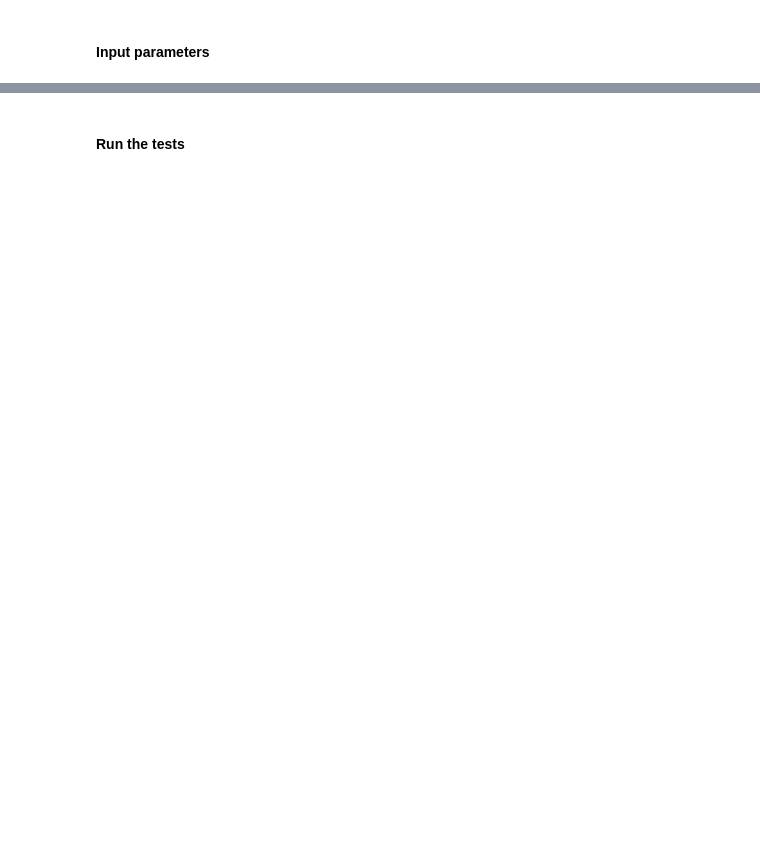
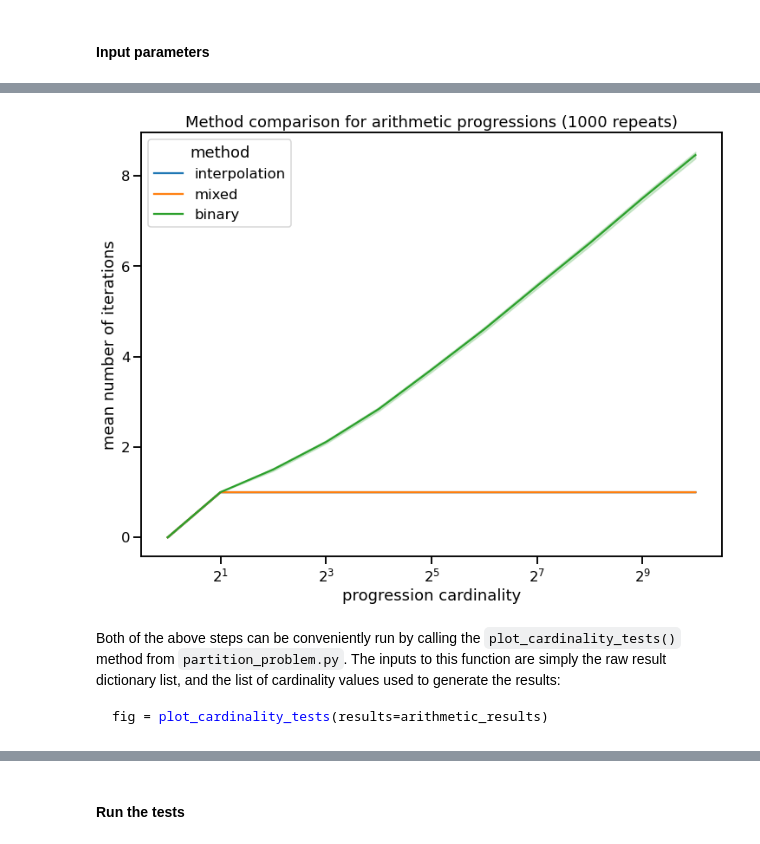
Before and after one commit to matthewDavidson1997/Interpolation-Search, a Jupyter notebook: Interpolation search.ipynb, the cells around one changed output, grey strips where cells are left out. Cells and saved outputs as stored; diff of their text form; code cells hidden in the pictures; blank space fills up the shorter version.

````diff
--- a/Interpolation search.ipynb
+++ b/Interpolation search.ipynb
@@ -159,0 +147,4 @@ REPEATS = 100
+# %%
+SPACE = 'arithmetic'
+REPEATS = 1000
+TOP_POWER = 10 # 2**10 = 1024
@@ -159,0 +154,5 @@ REPEATS = 100
+# %%
+arithmetic_results = run_cardinality_tests(space=SPACE, repeats=REPEATS, top_power=TOP_POWER)
+# %%
+arithmetic_df = pd.DataFrame(arithmetic_results)
+arithmetic_df
@@ -159,0 +179,4 @@ REPEATS = 100
+# %%
+tall_df = pd.melt(arithmetic_df, id_vars=['cardinality'],
+                  var_name='method', value_name='iterations')
+tall_df
@@ -159,0 +204,18 @@ REPEATS = 100
+# %%
+fig, ax = plt.subplots(figsize=(12, 9), facecolor='white')
+ax = sns.lineplot(data=tall_df, x='cardinality', y='iterations', hue='method', ci=95)
+ax.set_xlabel('progression cardinality')
+ax.set_xscale('log', base=2)
+ax.set_ylabel('mean number of iterations')
+# Get repeats
+repeats = len(arithmetic_df)
+# Underscore assignment to supress Text object output
+_ = ax.set_title(f'Method comparison for arithmetic progressions ({REPEATS} repeats)')
+# %% [output]
+[figure, added]
+# %% [markdown]
+Both of the above steps can be conveniently run by calling the `plot_cardinality_tests()` method from `partition_problem.py`.  The inputs to this function are simply the raw result dictionary list, and the list of cardinality values used to generate the results:
+
+```python
+fig = plot_cardinality_tests(results=arithmetic_results)
+```
````
Also changed, not shown: parts of 48 cells of this notebook.
